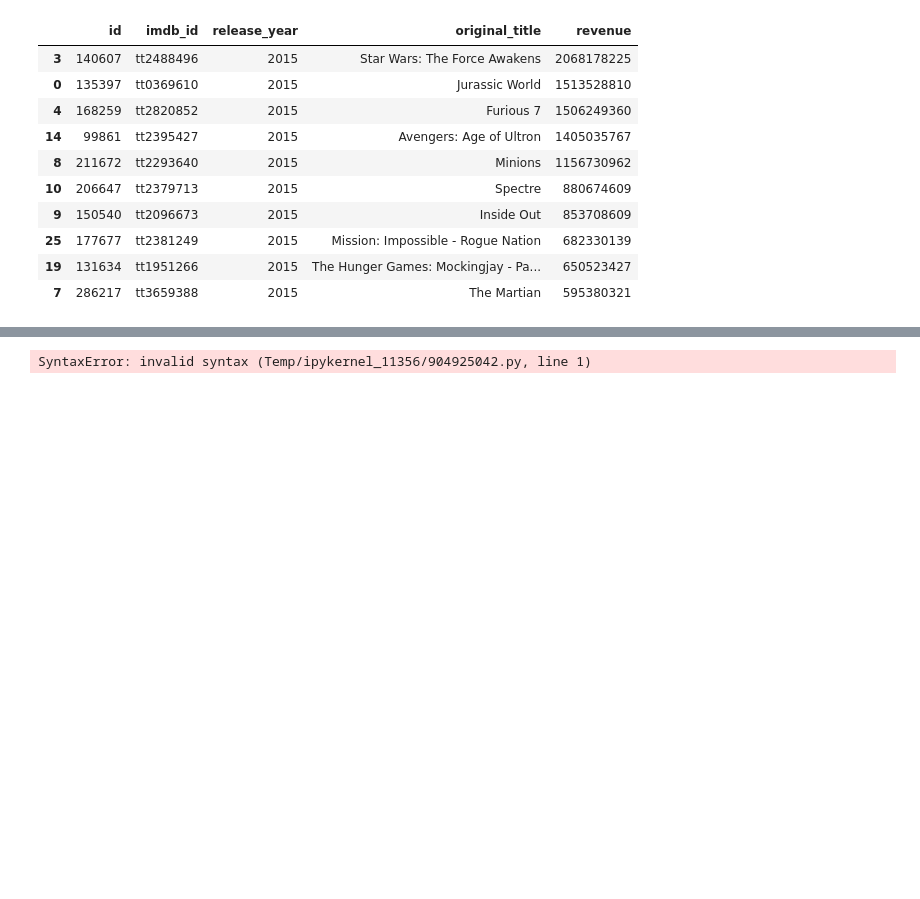
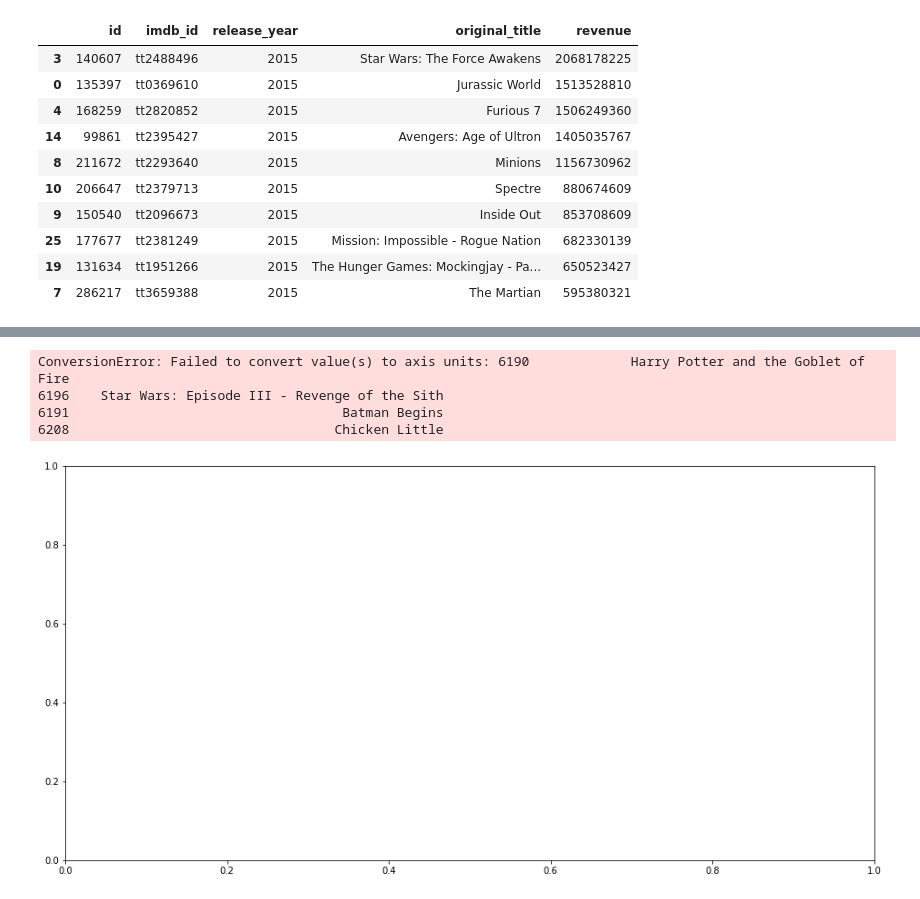
Before and after one commit to masiod/TMDb_movie_data, a Jupyter notebook: TMDB Final Project investigate dataset.ipynb, the cells around one changed output, grey strips where cells are left out. Cells and saved outputs as stored; diff of their text form; code cells hidden in the pictures; blank space fills up the shorter version.

```diff
--- a/TMDB Final Project investigate dataset.ipynb
+++ b/TMDB Final Project investigate dataset.ipynb
@@ -328,3 +328,8 @@ df_ten_years_movies_result_2015
 | 25 | 177677 | tt2381249 | 2015 | Mission: Impossible - Rogue Nation | 682330139 |
 | 19 | 131634 | tt1951266 | 2015 | The Hunger Games: Mockingjay - Pa... | 650523427 |
 | 7 | 286217 | tt3659388 | 2015 | The Martian | 595380321 |
+# %%
+#we need to concat the two dataframe
+
+merged_df=pd.concat([df_ten_years_movies_result,df_ten_years_movies_result_2015])
+merged_df
@@ -331,10 +354,14 @@ df_ten_years_movies_result_2015
 # %%
 # now we will compare the 20
-# plt.figure(figsize=(16, 8));
-# plt.hist(df_ten_years_movies_result_2015['revenue'].sum(),df_ten_years_movies_result['revenue'].sum(),edgecolor='skyblue');
-# plt.title('Distribution of Revenue for Top 10 Movies for 2005 and 2015');
-# plt.xlabel('otiginal_title',fontsize=8);
-# plt.ylabel('revenue');
-# plt.show();
+plt.figure(figsize=(16, 8));
+plt.hist(merged_df.groupby('release_year')['revenue'].sum(),merged_df['original_title'],edgecolor='skyblue');
+plt.title('Distribution of Revenue for Top 10 Movies for 2005 and 2015');
+plt.xlabel('otiginal_title',fontsize=8);
+plt.ylabel('revenue');
+plt.show();
 # %% [output]
-SyntaxError: invalid syntax (Temp/ipykernel_11356/904925042.py, line 1)
+ConversionError: Failed to convert value(s) to axis units: 6190             Harry Potter and the Goblet of Fire
+6196    Star Wars: Episode III - Revenge of the Sith
+6191                                   Batman Begins
+6208                                  Chicken Little
+[figure, added]
```
Also changed, not shown: parts of 1 cell of this notebook.
